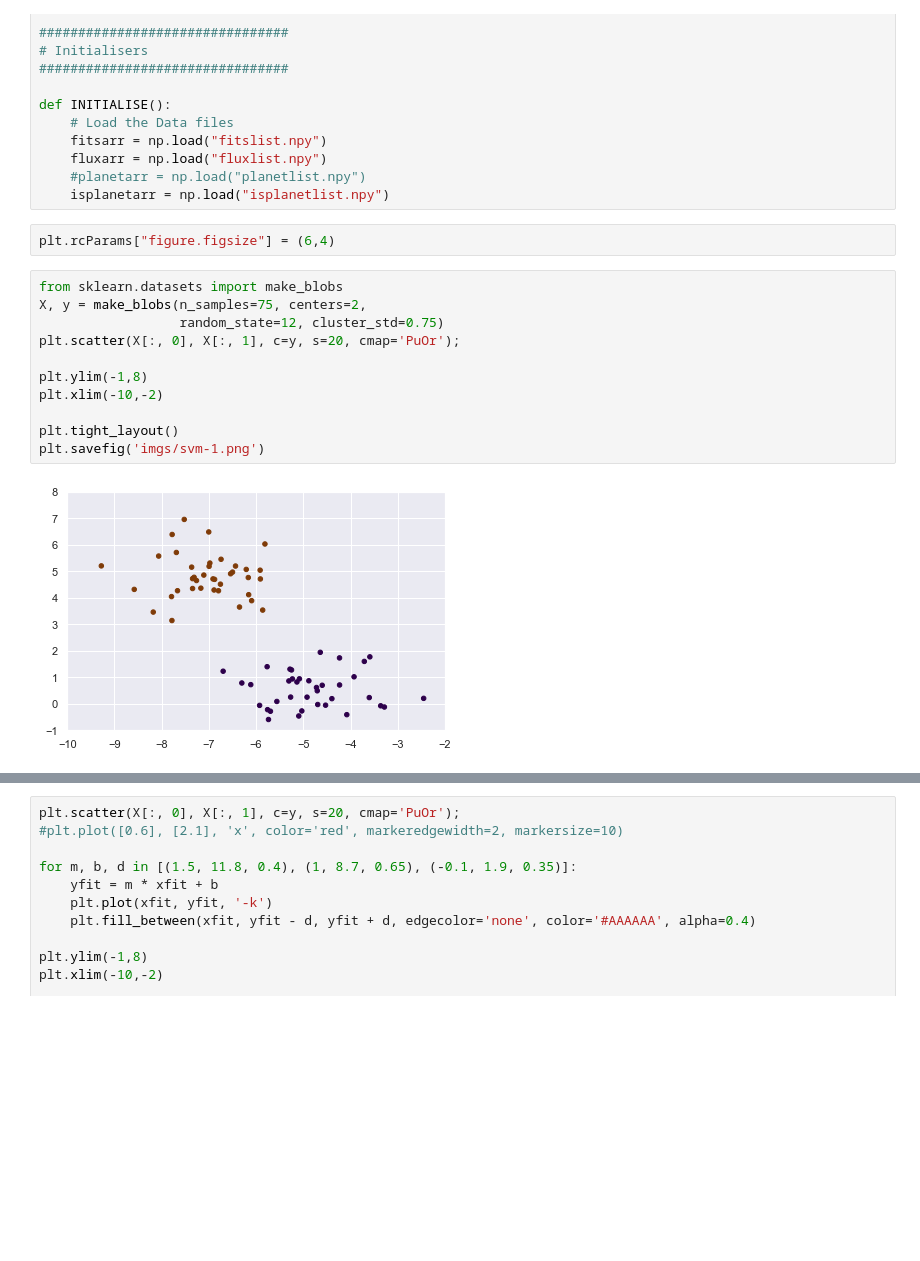
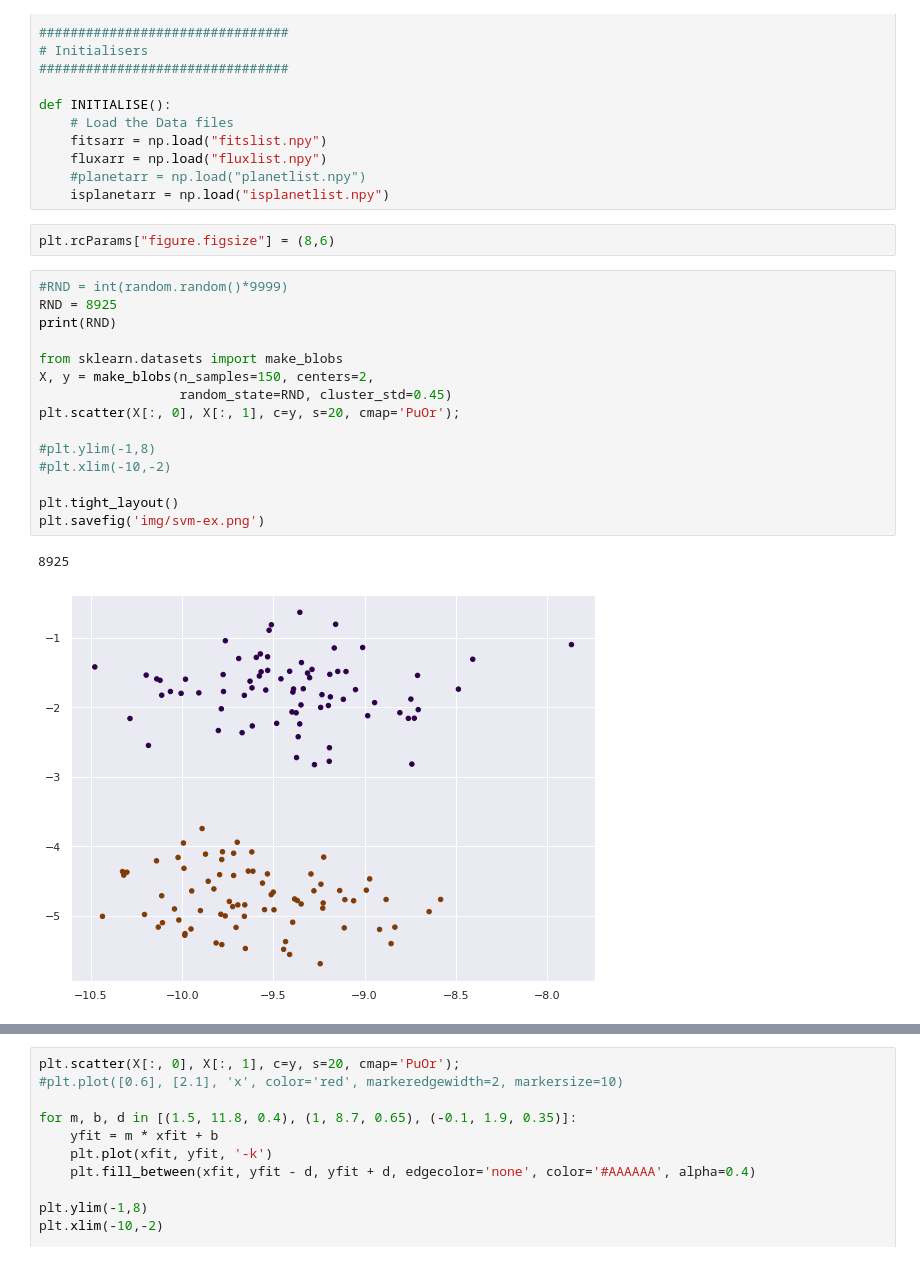
Before and after one commit to jdowzell/Thesis, a Jupyter notebook: 20210812 - GRAPHS.ipynb, the cells around one changed output, grey strips where cells are left out. Cells and saved outputs as stored; diff of their text form; blank space fills up the shorter version.

```diff
--- a/20210812 - GRAPHS.ipynb
+++ b/20210812 - GRAPHS.ipynb
@@ -47,20 +47,25 @@ def INITIALISE():
     #planetarr = np.load("planetlist.npy")
     isplanetarr = np.load("isplanetlist.npy")
 # %%
-plt.rcParams["figure.figsize"] = (6,4)
+plt.rcParams["figure.figsize"] = (8,6)
 # %%
+#RND = int(random.random()*9999)
+RND = 8925
+print(RND)
+
 from sklearn.datasets import make_blobs
-X, y = make_blobs(n_samples=75, centers=2,
-                  random_state=12, cluster_std=0.75)
+X, y = make_blobs(n_samples=150, centers=2,
+                  random_state=RND, cluster_std=0.45)
 plt.scatter(X[:, 0], X[:, 1], c=y, s=20, cmap='PuOr');
 
-plt.ylim(-1,8)
-plt.xlim(-10,-2)
+#plt.ylim(-1,8)
+#plt.xlim(-10,-2)
 
 plt.tight_layout()
-plt.savefig('imgs/svm-1.png')
+plt.savefig('img/svm-ex.png')
 # %% [output]
+8925
-[figure, old version]
+[figure, new version]
 # %%
 xfit = np.linspace(-10, 0)
 plt.scatter(X[:, 0], X[:, 1], c=y, s=20, cmap='PuOr');
```
Also changed, not shown: parts of 1 cell of this notebook, 17 other files.
